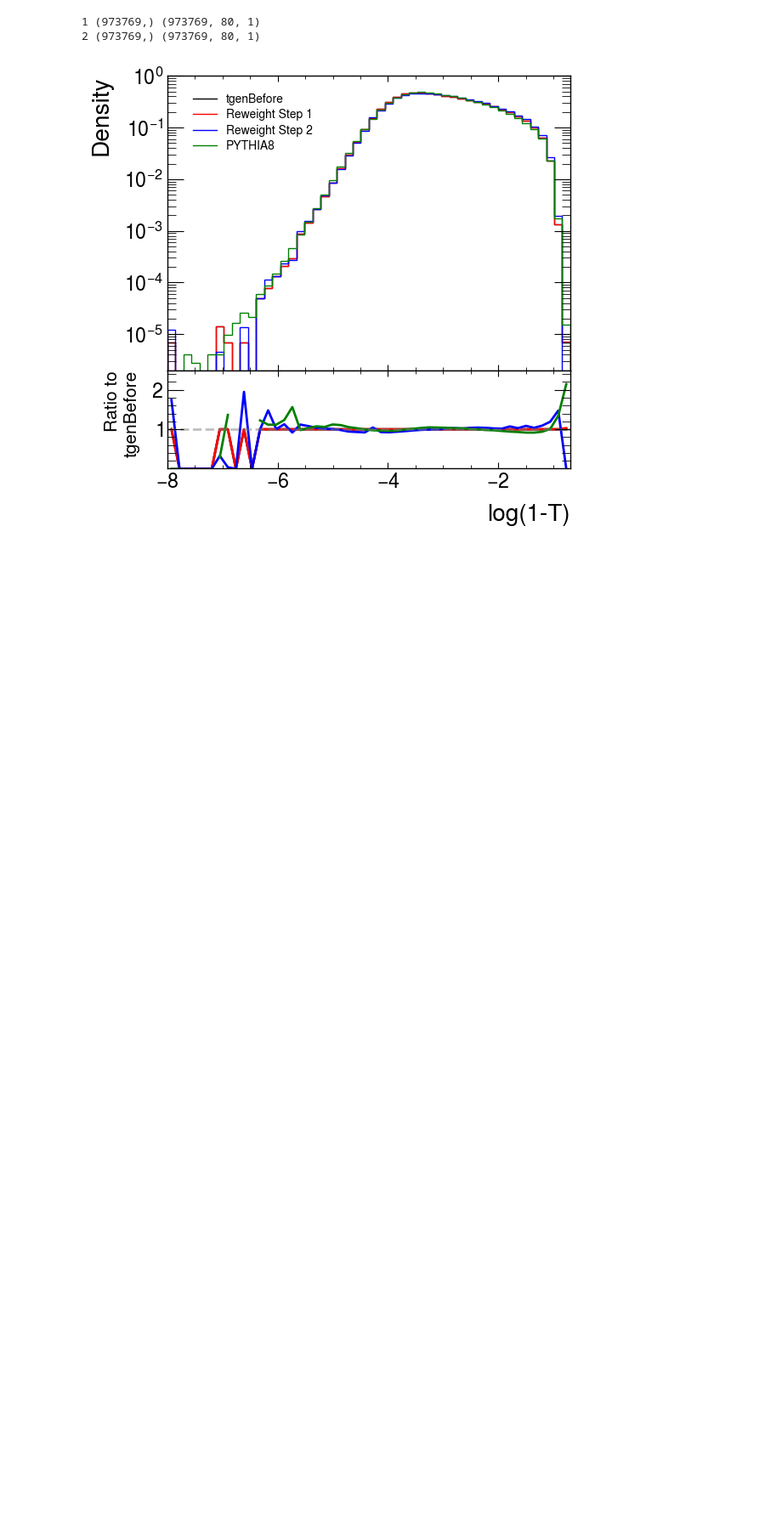
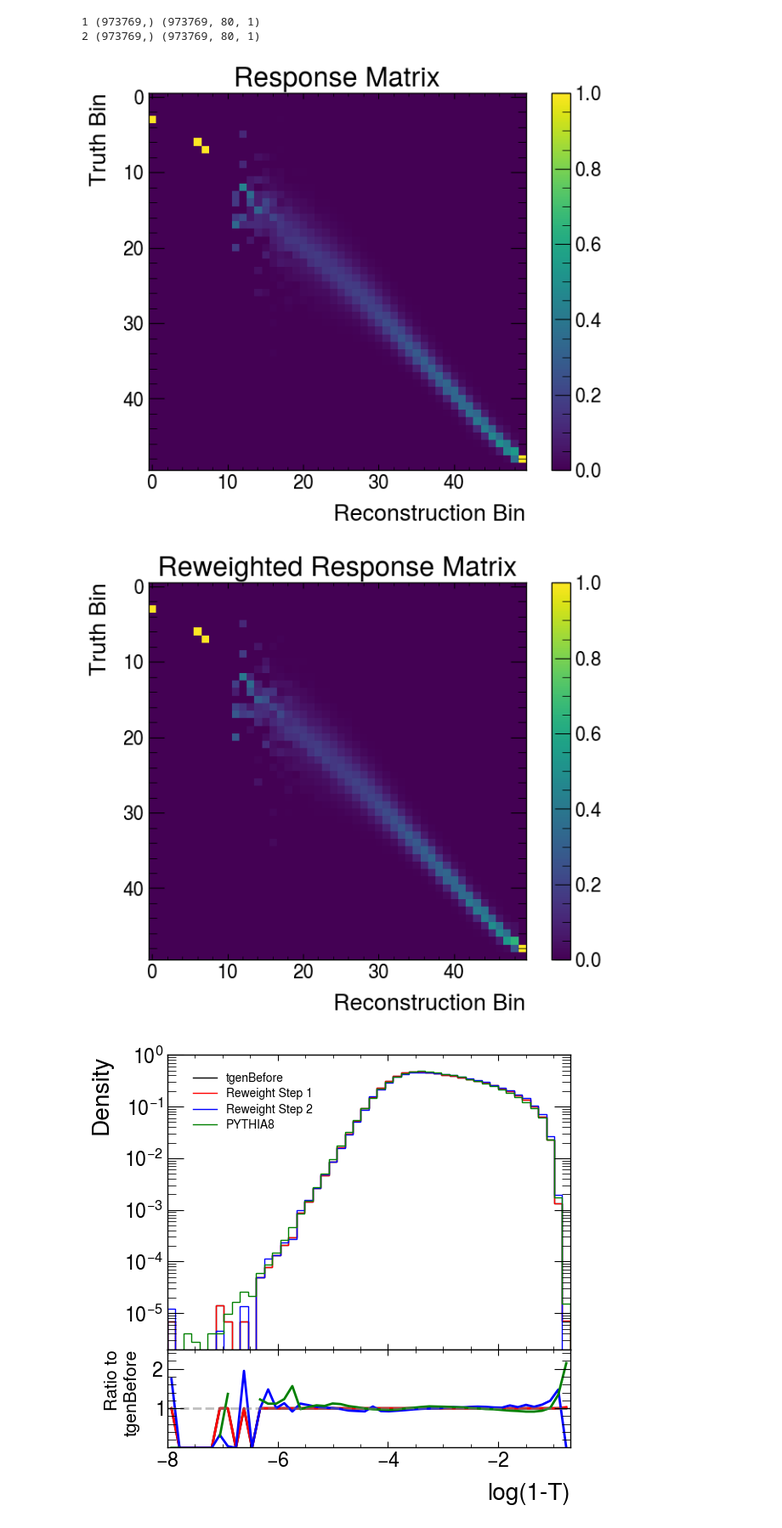
Before and after one commit to badeaa3/unfold-ee-logtau, a Jupyter notebook: ReweightMC/VisualizeReweightMC.ipynb, the cells around one changed output. Shown at 85% size. Cells and saved outputs as stored; diff of their text form; code cells hidden in the pictures; blank space fills up the shorter version.

Commit message:
response matrix plot

```diff
--- a/ReweightMC/VisualizeReweightMC.ipynb
+++ b/ReweightMC/VisualizeReweightMC.ipynb
@@ -43,6 +43,13 @@ print(new_mc.shape)
 (5000000, 80, 3)
 # %%
 thrust_branches = ["Thrust"]
+
+# load thrust distributions
+reco_data, reco_mc, gen_mc, pass_reco, pass_gen = dataloader.DataLoader({
+    "f_data": "/global/homes/b/badea/aleph/data/ThrustDerivation/030725/LEP1Data1994_recons_aftercut-MERGED_thrust.root",
+    "f_mc": rmc.mc_paths["ArchivedPYTHIA6"]["thrust_path"],
+    "SystematicVariation": 0,
+})
 
 # load thrust distributions
 aleph_mc_thrust = rmc.loadData(
@@ -115,6 +132,27 @@ conf = {
         "legend_bbox" : (0.02, 1),
     }
 }
+# %%
+response = np.histogram2d(reco_mc[pass_reco].flatten(), gen_mc[pass_reco].flatten(), bins=(conf["thrust"]["bins"], conf["thrust"]["bins"]))[0]
+response /= (response.sum(axis=0) + 10**-50)
+plt.imshow(response, vmin = 0, vmax = 1)
+plt.xlabel("Reconstruction Bin")
+plt.ylabel("Truth Bin")
+plt.title("Response Matrix")
+plt.colorbar()
+plt.show()
+
+response = np.histogram2d(reco_mc[pass_reco].flatten(), gen_mc[pass_reco].flatten(), bins=(conf["thrust"]["bins"], conf["thrust"]["bins"]), weights=reweight[f"Step2"][pass_reco])[0]
+response /= (response.sum(axis=0) + 10**-50)
+plt.imshow(response, vmin = 0, vmax = 1)
+plt.xlabel("Reconstruction Bin")
+plt.ylabel("Truth Bin")
+plt.title("Reweighted Response Matrix")
+plt.colorbar()
+plt.show()
+# %% [output]
+[figure, added]
+[figure, added]
 # %%
 plots = {}
 
```
Also changed, not shown: parts of 3 cells of this notebook.
